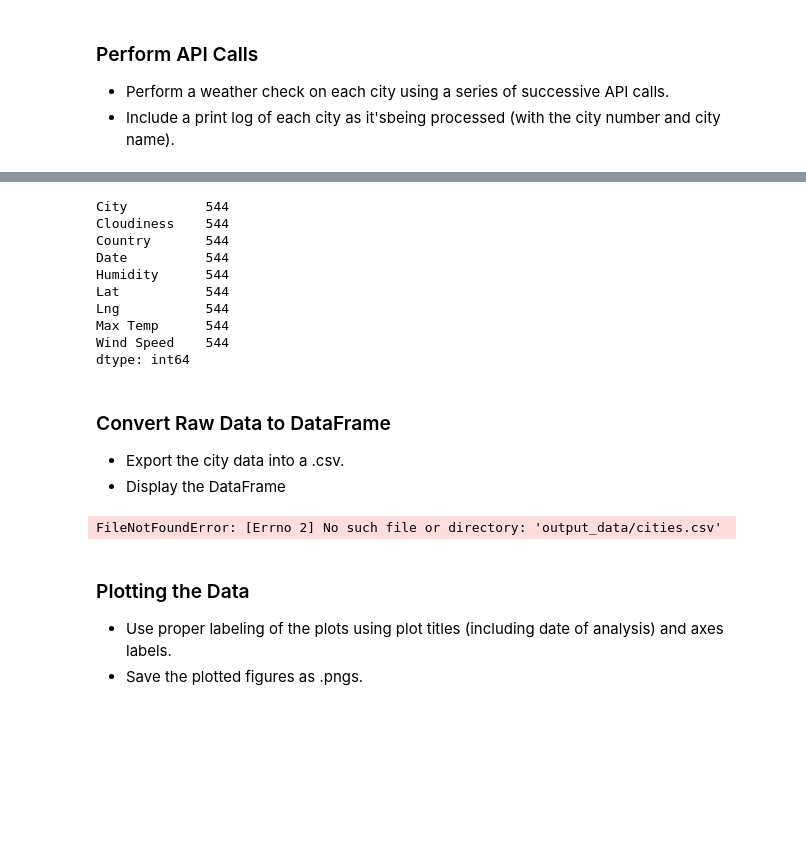
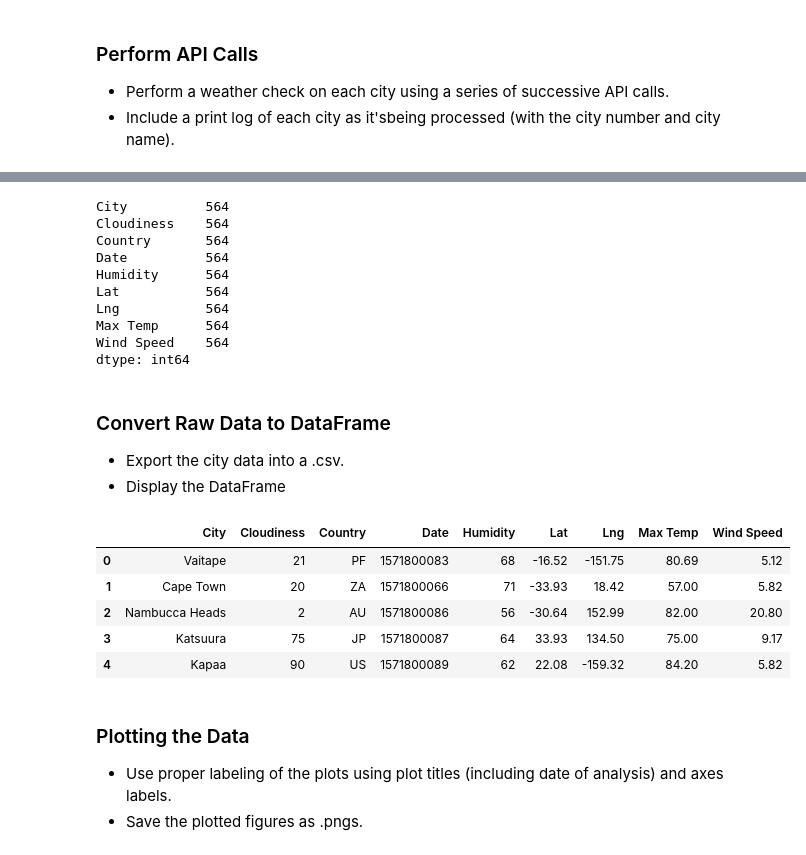
Before and after one commit to Chrisfdzl/python-api-challenge, a Jupyter notebook: WeatherPy/WeatherPy.ipynb, the cells around one changed output, grey strips where cells are left out. Drawn from its saved outputs; the diff is of its cells as text; code cells hidden in the pictures; blank space fills up the shorter version.

```diff
--- a/WeatherPy/WeatherPy.ipynb
+++ b/WeatherPy/WeatherPy.ipynb
@@ -126,31 +125,30 @@ http://api.openweathermap.org/data/2.5/weather?units=Imperial&APPID=0b1736617081
 # %%
-weatherpy_dict = {
-    "City": city_name,
-    "Cloudiness":cloudiness,
-    "Country":country,
-    "Date":date,
-    "Humidity": humidity,
-    "Lat":lat,
-    "Lng":lng,
-    "Max Temp": max_temp,
-    "Wind Speed":wind_speed
-}
+# Create the dictionary
 
-# Create a data frame from dictionary
-weather_data = pd.DataFrame(weatherpy_dict)
+weather_dictionary = {
+        "City": city_name,
+        "Cloudiness":cloudiness,
+        "Country":country,
+        "Date":date,
+        "Humidity": humidity,
+        "Lat":lat,
+        "Lng":lng,
+        "Max Temp": max_temp,
+        "Wind Speed":wind_speed }
 
-# Display count of weather data values
-weather_data.count()
+# Create the data frame from the dictionary
+weather_datafm = pd.DataFrame(weather_dictionary)
+weather_datafm.count()
 # %% [output]
-City          544
-Cloudiness    544
-Country       544
-Date          544
-Humidity      544
-Lat           544
-Lng           544
-Max Temp      544
-Wind Speed    544
+City          564
+Cloudiness    564
+Country       564
+Date          564
+Humidity      564
+Lat           564
+Lng           564
+Max Temp      564
+Wind Speed    564
 dtype: int64
 # %% [markdown]
 ### Convert Raw Data to DataFrame
@@ -158,12 +156,15 @@ dtype: int64
 * Display the DataFrame
 # %%
 # Save data frame to CSV
-weather_data.to_csv('output_data/cities.csv')
-
-# Display data frame head
-weather_data.head()
+weather_datafm.to_csv('output_data/cities.csv')
+weather_datafm.head()
 # %% [output]
-FileNotFoundError: [Errno 2] No such file or directory: 'output_data/cities.csv'
+|  | City | Cloudiness | Country | Date | Humidity | Lat | Lng | Max Temp | Wind Speed |
+| 0 | Vaitape | 21 | PF | 1571800083 | 68 | -16.52 | -151.75 | 80.69 | 5.12 |
+| 1 | Cape Town | 20 | ZA | 1571800066 | 71 | -33.93 | 18.42 | 57.00 | 5.82 |
+| 2 | Nambucca Heads | 2 | AU | 1571800086 | 56 | -30.64 | 152.99 | 82.00 | 20.80 |
+| 3 | Katsuura | 75 | JP | 1571800087 | 64 | 33.93 | 134.50 | 75.00 | 9.17 |
+| 4 | Kapaa | 90 | US | 1571800089 | 62 | 22.08 | -159.32 | 84.20 | 5.82 |
 # %% [markdown]
 ### Plotting the Data
 * Use proper labeling of the plots using plot titles (including date of analysis) and axes labels.
```
Also changed, not shown: parts of 8 cells of this notebook, 13 other files.
